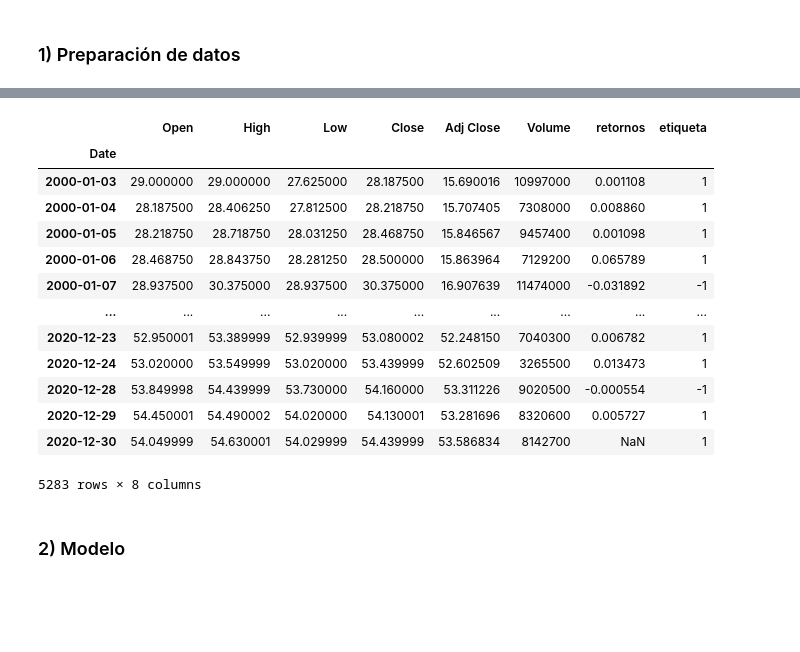
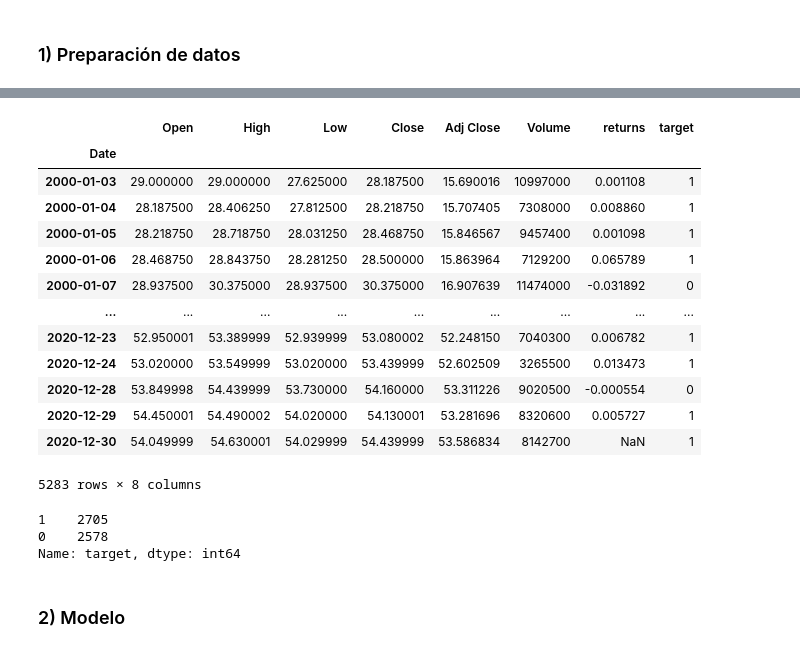
Before and after one commit to VirgniaAmb/MLBolsaMentoria2021, a Jupyter notebook: Avances/practico_3_introduccion_al_aprendizaje_automático.ipynb, the cells around one changed output, grey strips where cells are left out. Drawn from its saved outputs; the diff is of its cells as text; code cells hidden in the pictures; blank space fills up the shorter version.

```diff
--- a/Avances/practico_3_introduccion_al_aprendizaje_automático.ipynb
+++ b/Avances/practico_3_introduccion_al_aprendizaje_automático.ipynb
@@ -627,6 +466,6 @@ df_ko = pdr.get_data_yahoo("KO", start=start_date, end=end_date)
 ### 1) Preparación de datos
 # %%
 # Retornos unitarios en 'Adj Close'
-df_ko['retornos'] = df_ko['Adj Close'].pct_change().shift(-1)
+df_ko['returns'] = df_ko['Adj Close'].pct_change().shift(-1)
 df_ko.head(3)
 # %% [output]
@@ -638,19 +489,19 @@ df_ko.head(3)
 # %%
 # Etiquetado
-df_ko['etiqueta'] = df_ko['retornos'].apply(lambda x: -1 if x <= 0 else 1)
+df_ko['target'] = df_ko['returns'].apply(lambda x: 0 if x <= 0 else 1)
 df_ko
 # %% [output]
-|  | Open | High | Low | Close | Adj Close | Volume | retornos | etiqueta |
+|  | Open | High | Low | Close | Adj Close | Volume | returns | target |
 | Date |  |  |  |  |  |  |  |  |
 | 2000-01-03 | 29.000000 | 29.000000 | 27.625000 | 28.187500 | 15.690016 | 10997000 | 0.001108 | 1 |
 | 2000-01-04 | 28.187500 | 28.406250 | 27.812500 | 28.218750 | 15.707405 | 7308000 | 0.008860 | 1 |
 | 2000-01-05 | 28.218750 | 28.718750 | 28.031250 | 28.468750 | 15.846567 | 9457400 | 0.001098 | 1 |
 | 2000-01-06 | 28.468750 | 28.843750 | 28.281250 | 28.500000 | 15.863964 | 7129200 | 0.065789 | 1 |
-| 2000-01-07 | 28.937500 | 30.375000 | 28.937500 | 30.375000 | 16.907639 | 11474000 | -0.031892 | -1 |
+| 2000-01-07 | 28.937500 | 30.375000 | 28.937500 | 30.375000 | 16.907639 | 11474000 | -0.031892 | 0 |
 | ... | ... | ... | ... | ... | ... | ... | ... | ... |
 | 2020-12-23 | 52.950001 | 53.389999 | 52.939999 | 53.080002 | 52.248150 | 7040300 | 0.006782 | 1 |
 | 2020-12-24 | 53.020000 | 53.549999 | 53.020000 | 53.439999 | 52.602509 | 3265500 | 0.013473 | 1 |
-| 2020-12-28 | 53.849998 | 54.439999 | 53.730000 | 54.160000 | 53.311226 | 9020500 | -0.000554 | -1 |
+| 2020-12-28 | 53.849998 | 54.439999 | 53.730000 | 54.160000 | 53.311226 | 9020500 | -0.000554 | 0 |
 | 2020-12-29 | 54.450001 | 54.490002 | 54.020000 | 54.130001 | 53.281696 | 8320600 | 0.005727 | 1 |
 | 2020-12-30 | 54.049999 | 54.630001 | 54.029999 | 54.439999 | 53.586834 | 8142700 | NaN | 1 |
 5283 rows × 8 columns
@@ -673,3 +508,9 @@ df_ko
+# %%
+df_ko['target'].value_counts()
+# %% [output]
+1    2705
+0    2578
+Name: target, dtype: int64
 # %%
 # Normalización: divido todos los valores por el primer valor de primera fila
 #data.loc[:] = data.loc[:].div(df.iloc[0][:])
```
Also changed, not shown: parts of 66 cells of this notebook.
